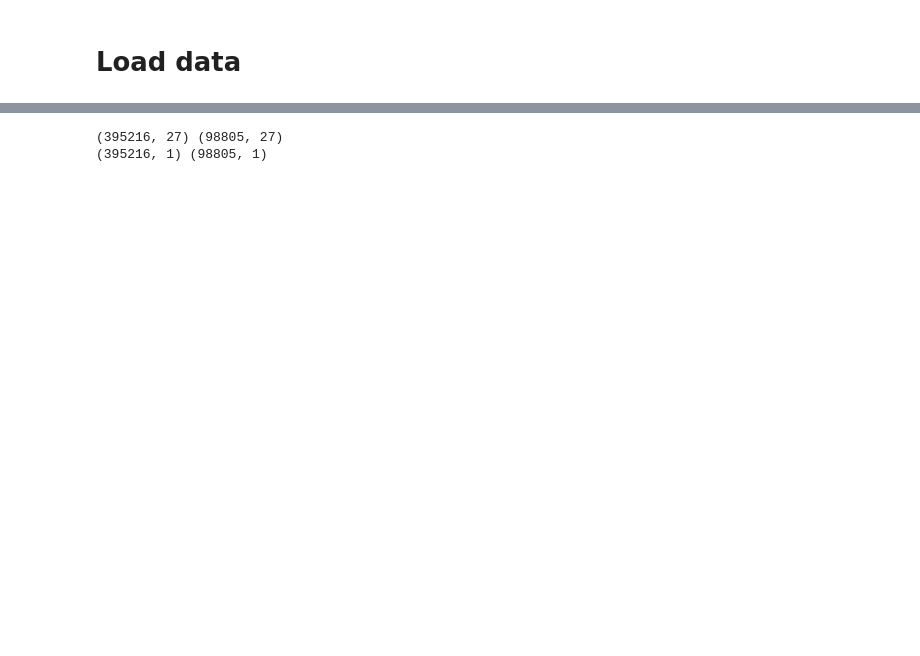
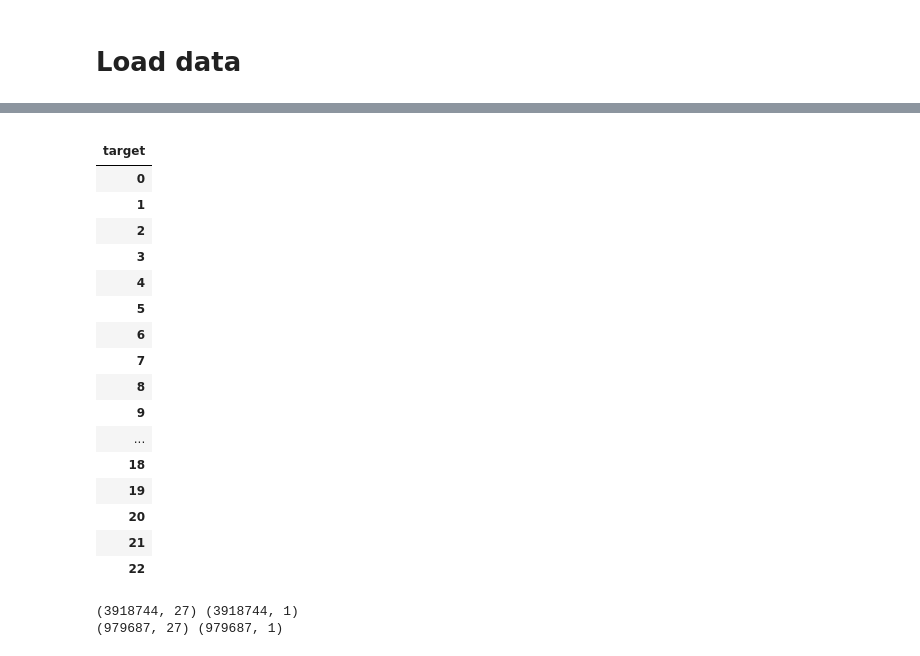
Before and after one commit to RezaAbbaszadeh/IntrusionDetection-KDD, a Jupyter notebook: ids.ipynb, the cells around one changed output, grey strips where cells are left out. Saved outputs shown, nothing was run; the diff lists cells and outputs as text; code cells hidden in the pictures; blank space fills up the shorter version.

```diff
--- a/ids.ipynb
+++ b/ids.ipynb
@@ -377,8 +409,31 @@ df.shape
 # %%
 # Target variable and train set
-Y = df[['Attack Type']]
-X = df.drop(['Attack Type'], axis=1)
+label_col = 'target'
 df = df.drop(['Attack Type'], axis=1)
+Y = df[[label_col]]
+X = df.drop([label_col], axis=1)
+df = df.drop([label_col], axis=1)
+# %%
+Y.groupby('target').count()
+# %% [output]
+|  |
+| target |
+| 0 |
+| 1 |
+| 2 |
+| 3 |
+| 4 |
+| 5 |
+| 6 |
+| 7 |
+| 8 |
+| 9 |
+| ... |
+| 18 |
+| 19 |
+| 20 |
+| 21 |
+| 22 |
 # %%
 from sklearn.model_selection import train_test_split
 from sklearn.preprocessing import MinMaxScaler
@@ -388,11 +443,11 @@ sc = MinMaxScaler()
 X = sc.fit_transform(X)
 
 X_train, X_test, Y_train, Y_test = train_test_split(X, Y, test_size=0.2, random_state=273)
-print(X_train.shape, X_test.shape)
-print(Y_train.shape, Y_test.shape)
+print(X_train.shape, Y_train.shape)
+print(X_test.shape, Y_test.shape)
 # %% [output]
-(395216, 27) (98805, 27)
-(395216, 1) (98805, 1)
+(3918744, 27) (3918744, 1)
+(979687, 27) (979687, 1)
 # %%
 def fit(model):
   name = type(model).__name__
```
Also changed, not shown: parts of 38 cells of this notebook, 1 other file.
